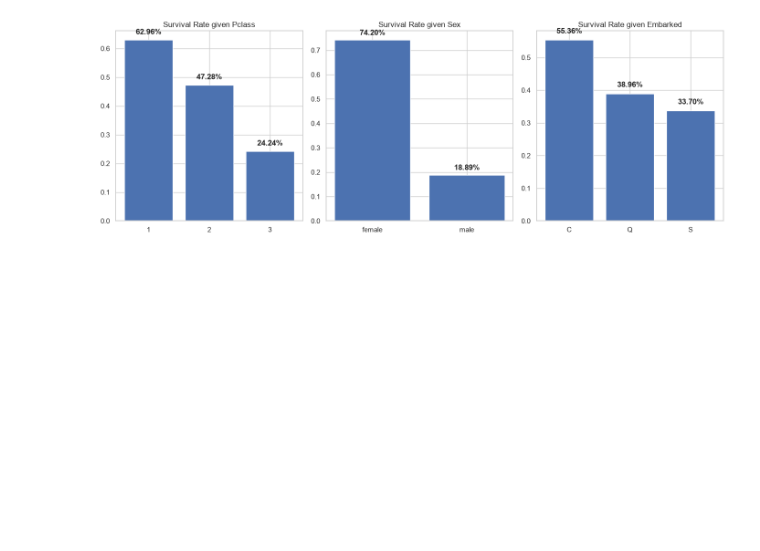
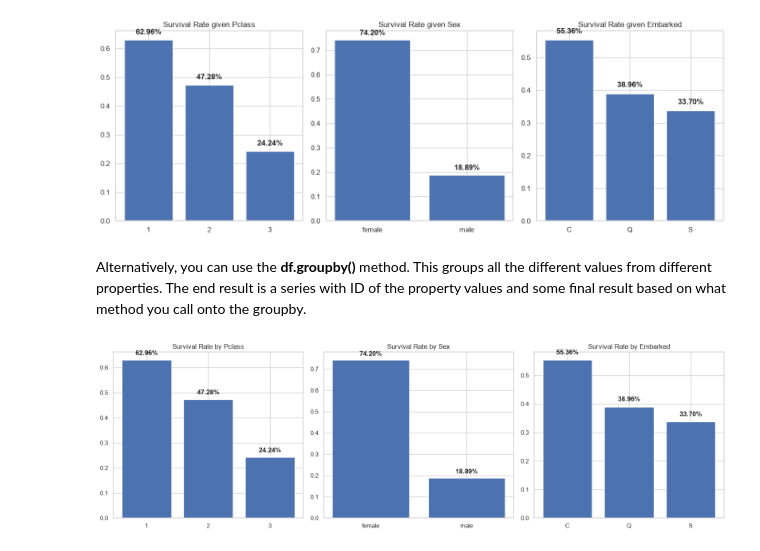
Before and after one commit to AlexZXu/data-science-learning, a Jupyter notebook: titanic/titanic1.ipynb, the cells around one changed output. Cells and saved outputs as stored; diff of their text form; code cells hidden in the pictures; blank space fills up the shorter version.

```diff
--- a/titanic/titanic1.ipynb
+++ b/titanic/titanic1.ipynb
@@ -305,3 +305,21 @@ plt.tight_layout()
 plt.show()
 # %% [output]
 [figure]
+# %% [markdown]
+Alternatively, you can use the __df.groupby()__ method. This groups all the different values from different properties. The end result is a series with ID of the property values and some final result based on what method you call onto the groupby.
+# %%
+fig, axes = plt.subplots(1, 3, figsize=(16, 5))
+
+for i, col in enumerate(categorical_cols):
+    axes[i].set_title(f"Survival Rate by {col}")
+    percents = df.groupby(col)["Survived"].mean()
+
+    axes[i].bar(percents.index.astype(str), percents.values)
+
+    for j, v in enumerate(percents):
+        axes[i].text(j, v + 0.02, f"{v:.2%}", ha="center", fontweight='bold')
+
+plt.tight_layout()
+plt.show()
+# %% [output]
+[figure, added]
```
Also changed, not shown: parts of 16 cells of this notebook.
